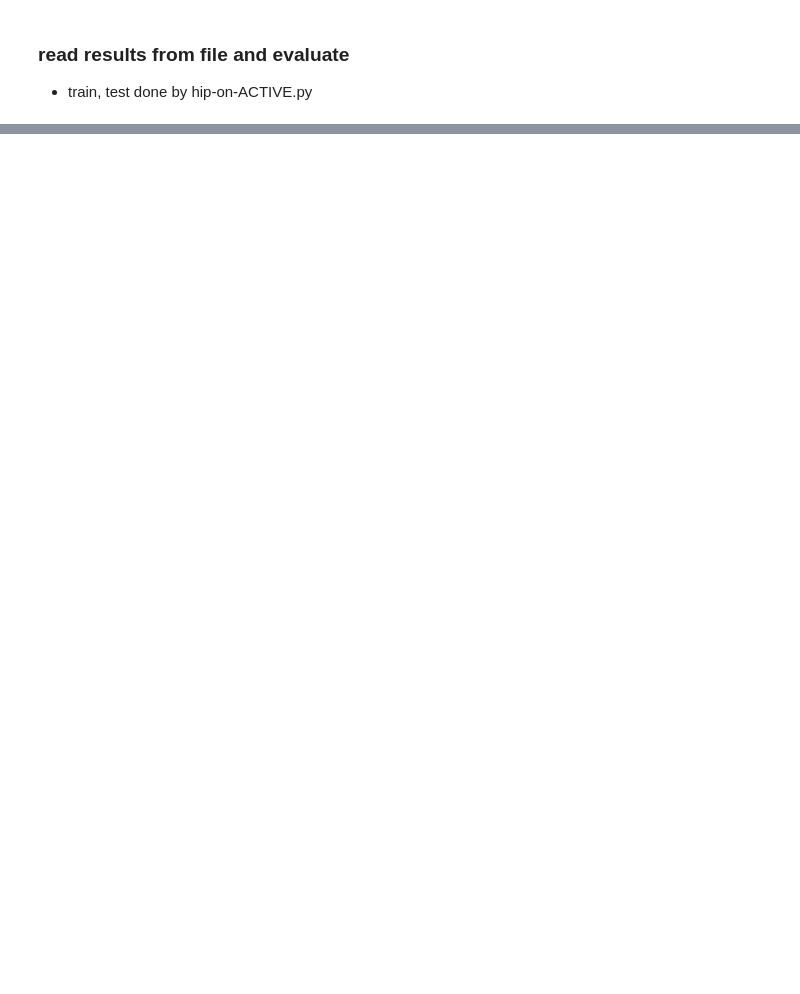
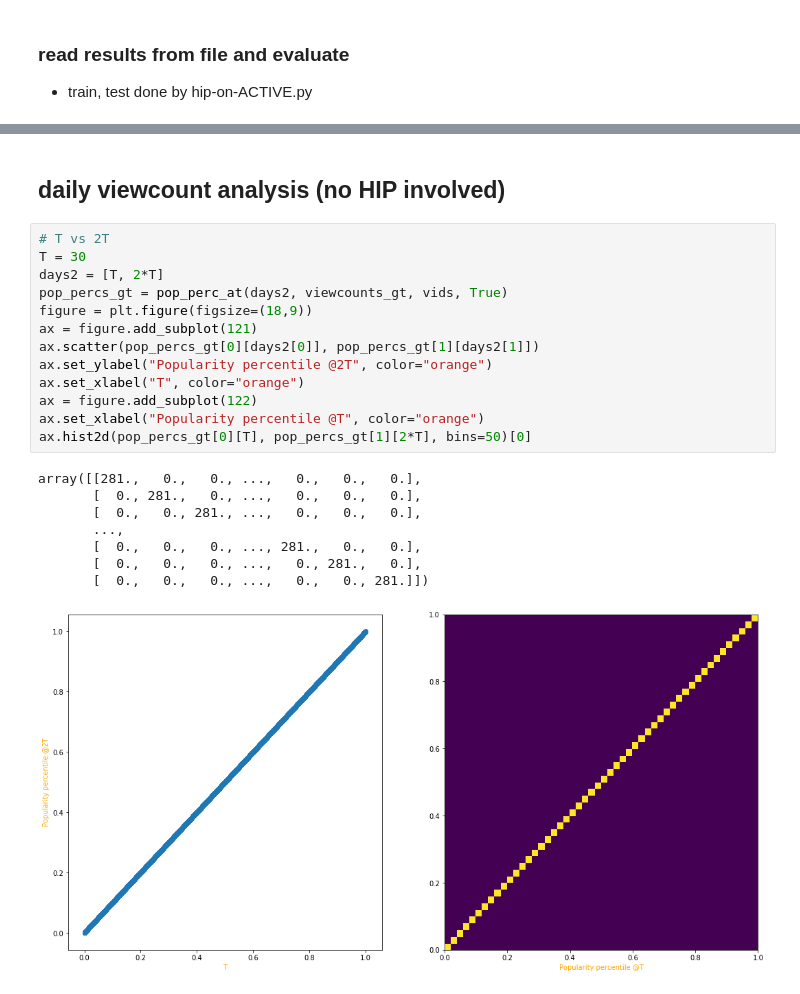
Before and after one commit to septasset/hip-popularity, a Jupyter notebook: reproduce/hip-on-ACTIVE.ipynb, the cells around one changed output, grey strips where cells are left out. Saved outputs shown, nothing was run; the diff lists cells and outputs as text; blank space fills up the shorter version.

```diff
--- a/reproduce/hip-on-ACTIVE.ipynb
+++ b/reproduce/hip-on-ACTIVE.ipynb
@@ -129,0 +179,24 @@ ax2.bar([cate.replace("&","&\n") for cate in categories], [mAPE_cate[1][cate] fo
+# %% [markdown]
+## daily viewcount analysis (no HIP involved)
+# %%
+# T vs 2T
+T = 30
+days2 = [T, 2*T]
+pop_percs_gt = pop_perc_at(days2, viewcounts_gt, vids, True)
+figure = plt.figure(figsize=(18,9))
+ax = figure.add_subplot(121)
+ax.scatter(pop_percs_gt[0][days2[0]], pop_percs_gt[1][days2[1]])
+ax.set_ylabel("Popularity percentile @2T", color="orange")
+ax.set_xlabel("T", color="orange")
+ax = figure.add_subplot(122)
+ax.set_xlabel("Popularity percentile @T", color="orange")
+ax.hist2d(pop_percs_gt[0][T], pop_percs_gt[1][2*T], bins=50)[0]
+# %% [output]
+array([[281.,   0.,   0., ...,   0.,   0.,   0.],
+       [  0., 281.,   0., ...,   0.,   0.,   0.],
+       [  0.,   0., 281., ...,   0.,   0.,   0.],
+       ...,
+       [  0.,   0.,   0., ..., 281.,   0.,   0.],
+       [  0.,   0.,   0., ...,   0., 281.,   0.],
+       [  0.,   0.,   0., ...,   0.,   0., 281.]])
+[figure, added]
```
Also changed, not shown: parts of 14 cells of this notebook, 1 other file.
